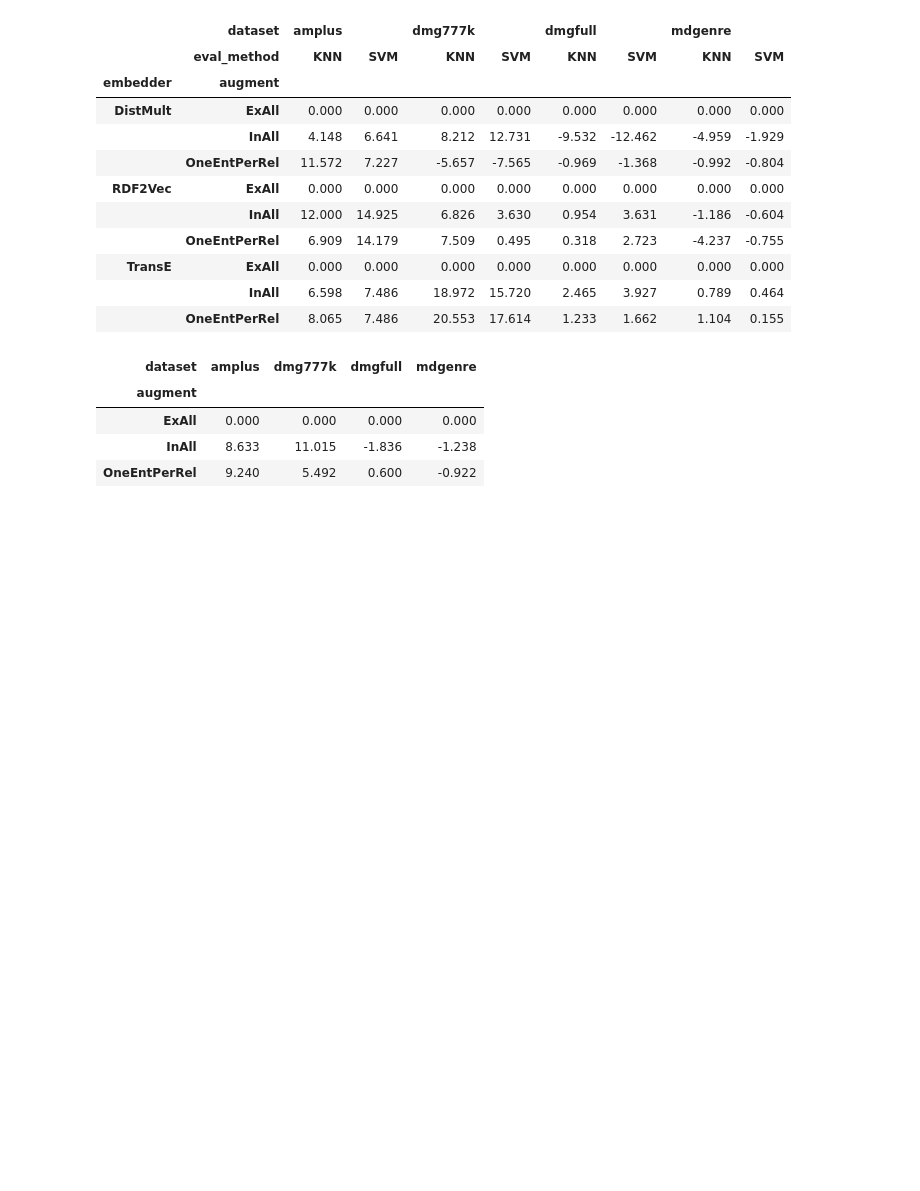
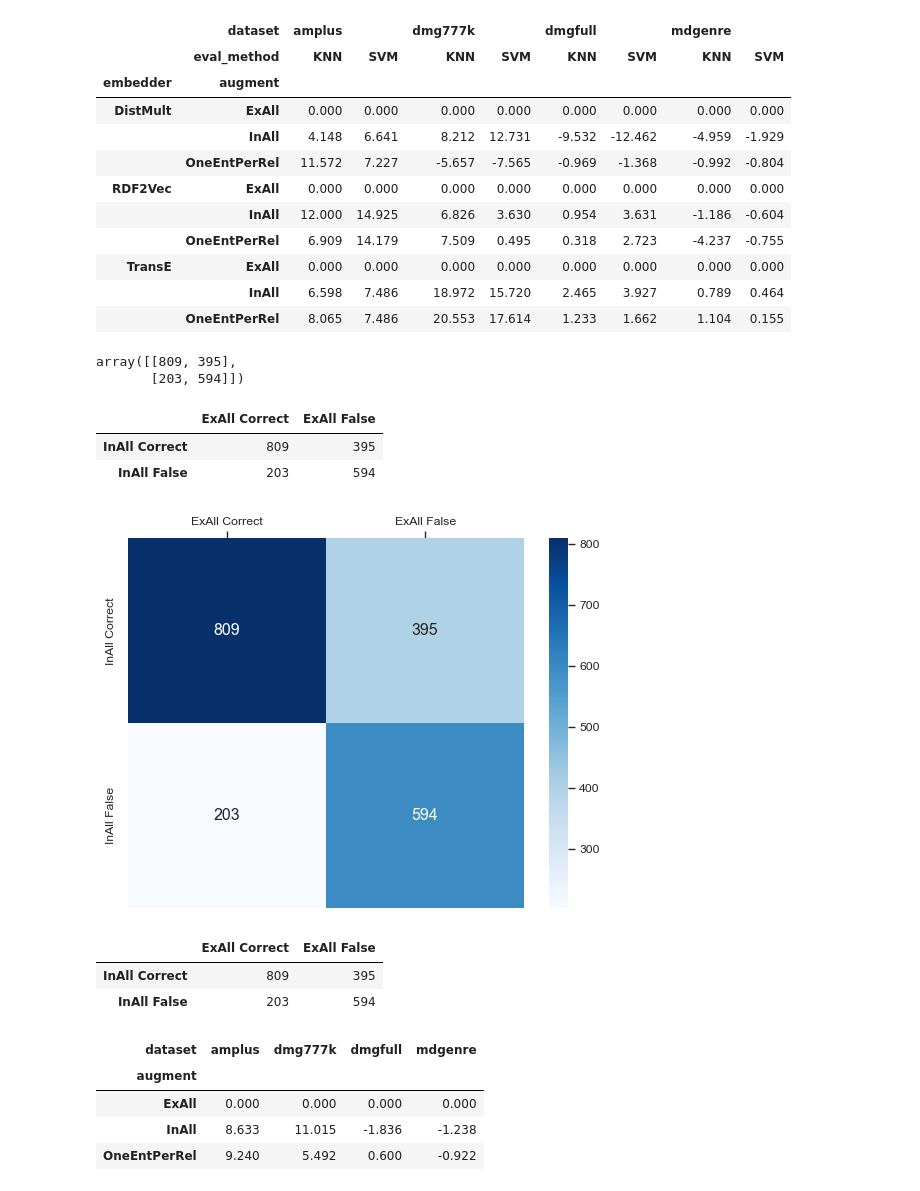
Before and after one commit to ArcNoctris/kg_literal_preprocessing, a Jupyter notebook: notebooks/model_evaluation.ipynb, the cells around one changed output. Cells and saved outputs as stored; diff of their text form; code cells hidden in the pictures; blank space fills up the shorter version.

```diff
--- a/notebooks/model_evaluation.ipynb
+++ b/notebooks/model_evaluation.ipynb
@@ -580,3 +828,8 @@ get_pivot_of_df(df, values='pct_acc_delta').round(3)
 | TransE | ExAll | 0.000 | 0.000 | 0.000 | 0.000 | 0.000 | 0.000 | 0.000 | 0.000 |
 |  | InAll | 6.598 | 7.486 | 18.972 | 15.720 | 2.465 | 3.927 | 0.789 | 0.464 |
 |  | OneEntPerRel | 8.065 | 7.486 | 20.553 | 17.614 | 1.233 | 1.662 | 1.104 | 0.155 |
+# %%
+matrix
+# %% [output]
+array([[809, 395],
+       [203, 594]])
@@ -583,3 +838,66 @@ get_pivot_of_df(df, values='pct_acc_delta').round(3)
+# %%
+matrix_df
+# %% [output]
+|  | ExAll Correct | ExAll False |
+| InAll Correct | 809 | 395 |
+| InAll False | 203 | 594 |
+# %%
+import matplotlib.pyplot as plt
+import numpy as np
+
+
+# Define the 2x2 matrix
+best_case = results['dmg777k+InAll$TransE$KNN']
+matrix = np.array([[best_case['a'],best_case['b']],[best_case['c'],best_case['d']]])
+matrix_df = pd.DataFrame(matrix,columns=['ExAll Correct','ExAll False'], index=['InAll Correct','InAll False'],dtype=np.int32)
+# Define the labels for the rows and columns
+# row_labels = ['Condition A', 'Condition B']
+# col_labels = ['Condition A', 'Condition B']
+
+# # Create a figure and an axis
+fig, ax = plt.subplots()
+
+sns.heatmap(matrix_df,annot=True , fmt=".0f", cmap="Blues",ax=ax,annot_kws={'fontsize':'larger'},fontsize=14)
+ax.set(xlabel="", ylabel="")
+ax.xaxis.tick_top()
+path= '../docs/plots/'
+# import tikzplotlib
+# tikzplotlib.save(f'{path}heatmap1.tex')
+plt.savefig(f'{path}heatmap.pgf', format='pgf', backend='pgf')
+
+# heatmap = ax.pcolor(matrix[::-1], cmap='Blues')  # Reverse the matrix to have "true true" at the top left corner
+# # Add colorbar
+# # cbar = plt.colorbar(heatmap)
+# # Add labels to each cell
+# for i in range(matrix.shape[0]):
+#     for j in range(matrix.shape[1]):
+#         ax.text(j + 0.5, i + 0.5, matrix[::-1][i, j], ha='center', va='center')
+
+# # Set the ticks in the middle of the cells
+# ax.set_xticks(np.arange(matrix.shape[1]) + 0.5, minor=False)
+# ax.set_yticks(np.arange(matrix.shape[0]) + 0.5, minor=False)
+
+# # Add the labels on top
+# ax.set_xticklabels(col_labels, ha='center')  # Align the labels to the left
+# ax.set_yticklabels(row_labels[::-1], va='center')  # Reverse and align the labels to the bottom
+# # ax.invert_yaxis()
+# ax.xaxis.tick_top()
+
+# # Add colorbar
+# cbar = plt.colorbar(heatmap)
+
+
+
+# Show the plot
+plt.show()
+# %% [output]
+[figure, added]
+# %%
+matrix_df
+# %% [output]
+|  | ExAll Correct | ExAll False |
+| InAll Correct | 809 | 395 |
+| InAll False | 203 | 594 |
 # %%
 get_pivot_of_df(df, values='pct_acc_delta', columns='dataset', index=['augment'] ).round(3)
 # %% [output]
```
Also changed, not shown: parts of 40 cells of this notebook, 6 other files.
